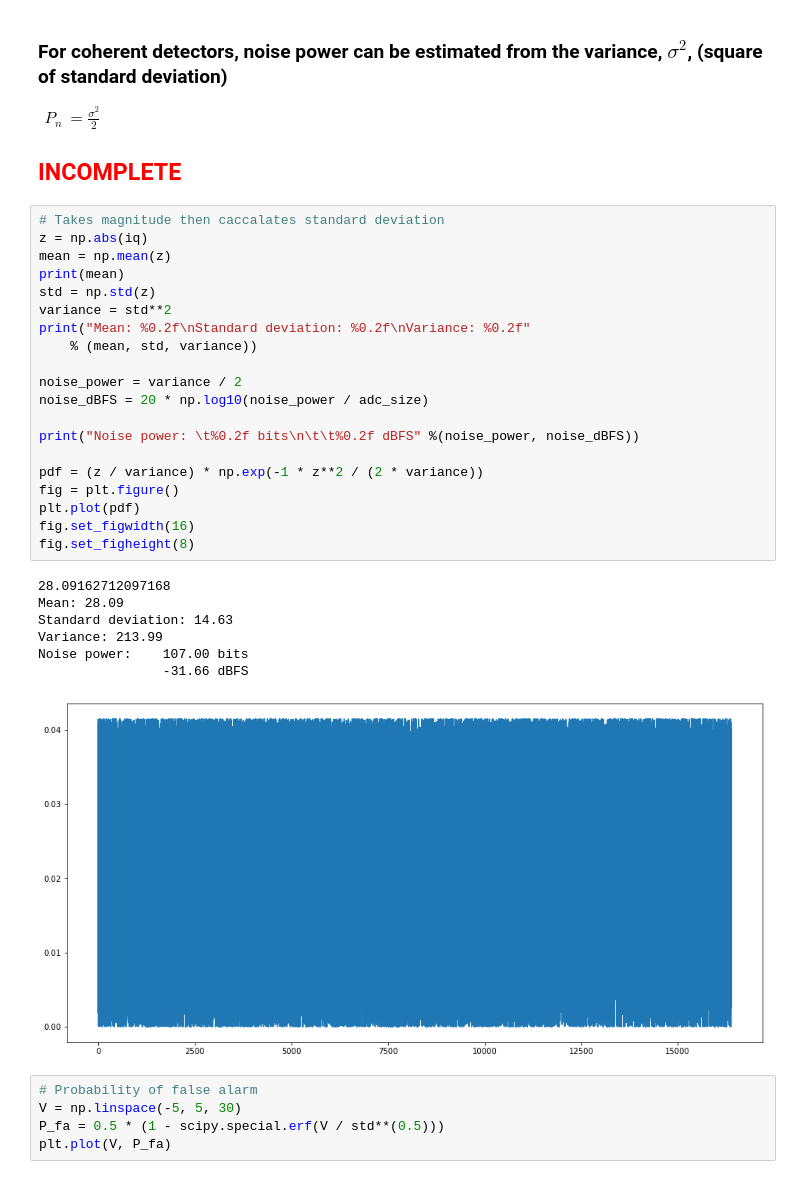
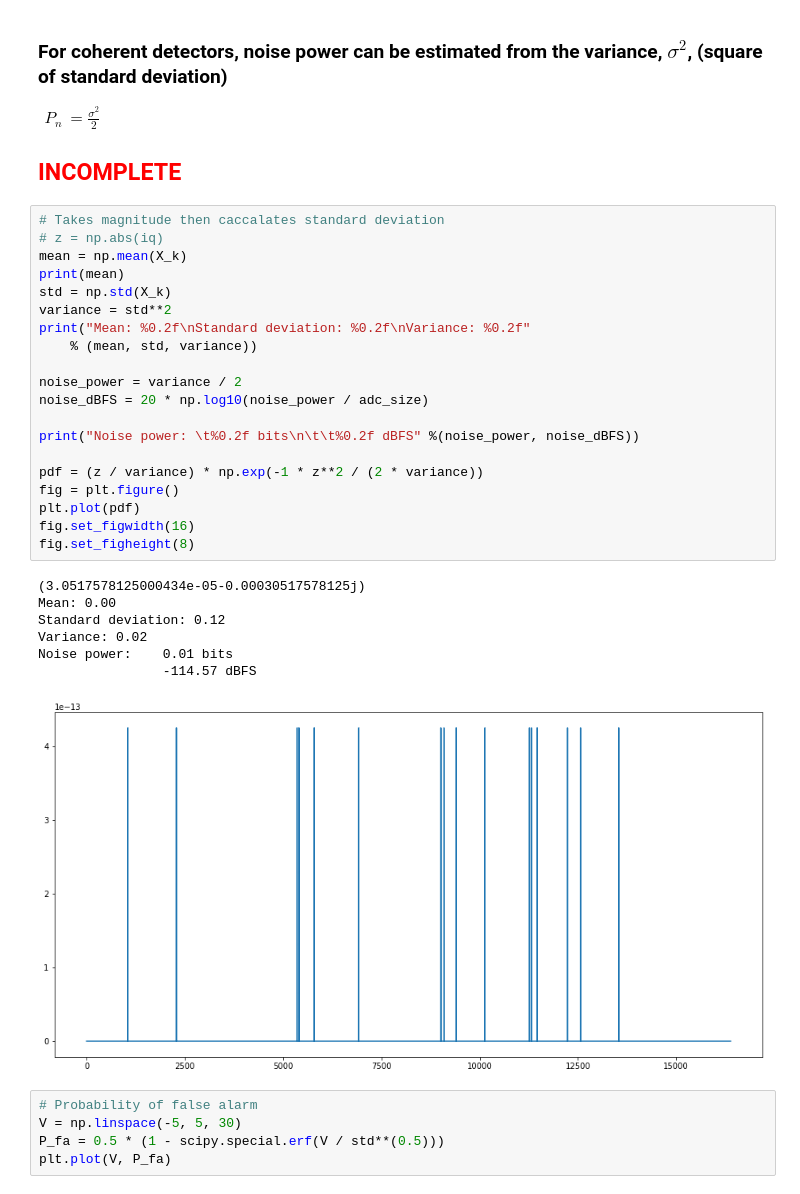
Before and after one commit to brunerm99/ADI_Radar_DSP, a Jupyter notebook: Bruner_Thesis/Target_Detection.ipynb, the cells around one changed output. Cells and saved outputs as stored; diff of their text form.

```diff
--- a/Bruner_Thesis/Target_Detection.ipynb
+++ b/Bruner_Thesis/Target_Detection.ipynb
@@ -72,32 +164,32 @@ P_n &= \frac{\sigma^2}{2}
 <h2 style="color:red">INCOMPLETE</h2>
 # %%
 # Takes magnitude then caccalates standard deviation
-z = np.abs(iq)
-mean = np.mean(z)
+# z = np.abs(iq)
+mean = np.mean(X_k)
 print(mean)
-std = np.std(z)
+std = np.std(X_k)
 variance = std**2
 print("Mean: %0.2f\nStandard deviation: %0.2f\nVariance: %0.2f"
     % (mean, std, variance))
 
 noise_power = variance / 2
 noise_dBFS = 20 * np.log10(noise_power / adc_size)
 
 print("Noise power: \t%0.2f bits\n\t\t%0.2f dBFS" %(noise_power, noise_dBFS))
 
 pdf = (z / variance) * np.exp(-1 * z**2 / (2 * variance))
 fig = plt.figure()
 plt.plot(pdf)
 fig.set_figwidth(16)
 fig.set_figheight(8)
 # %% [output]
-28.09162712097168
-Mean: 28.09
-Standard deviation: 14.63
-Variance: 213.99
-Noise power:    107.00 bits
-                -31.66 dBFS
+(3.0517578125000434e-05-0.00030517578125j)
+Mean: 0.00
+Standard deviation: 0.12
+Variance: 0.02
+Noise power:    0.01 bits
+                -114.57 dBFS
-[figure, old version]
+[figure, new version]
 # %%
 # Probability of false alarm
 V = np.linspace(-5, 5, 30)
```
Also changed, not shown: parts of 6 cells of this notebook.
